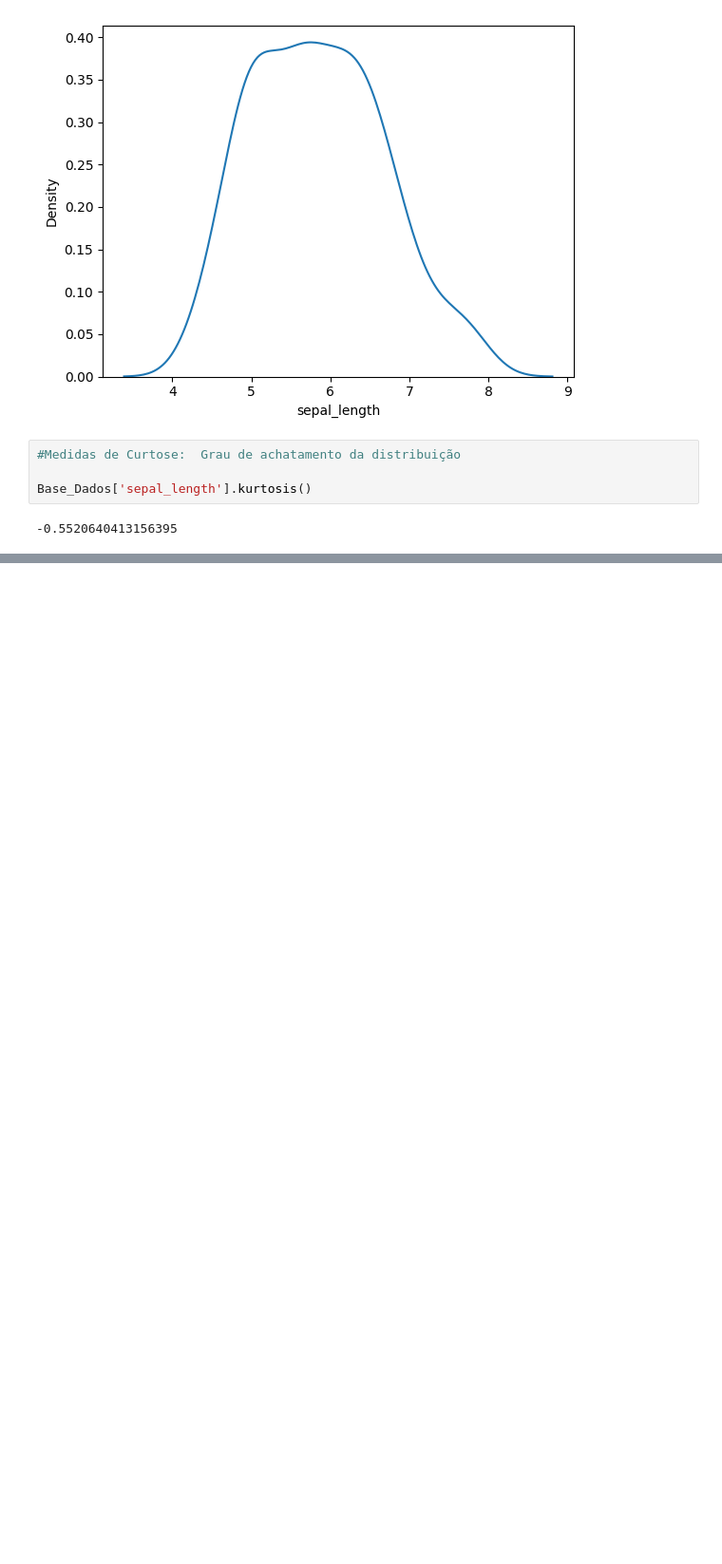
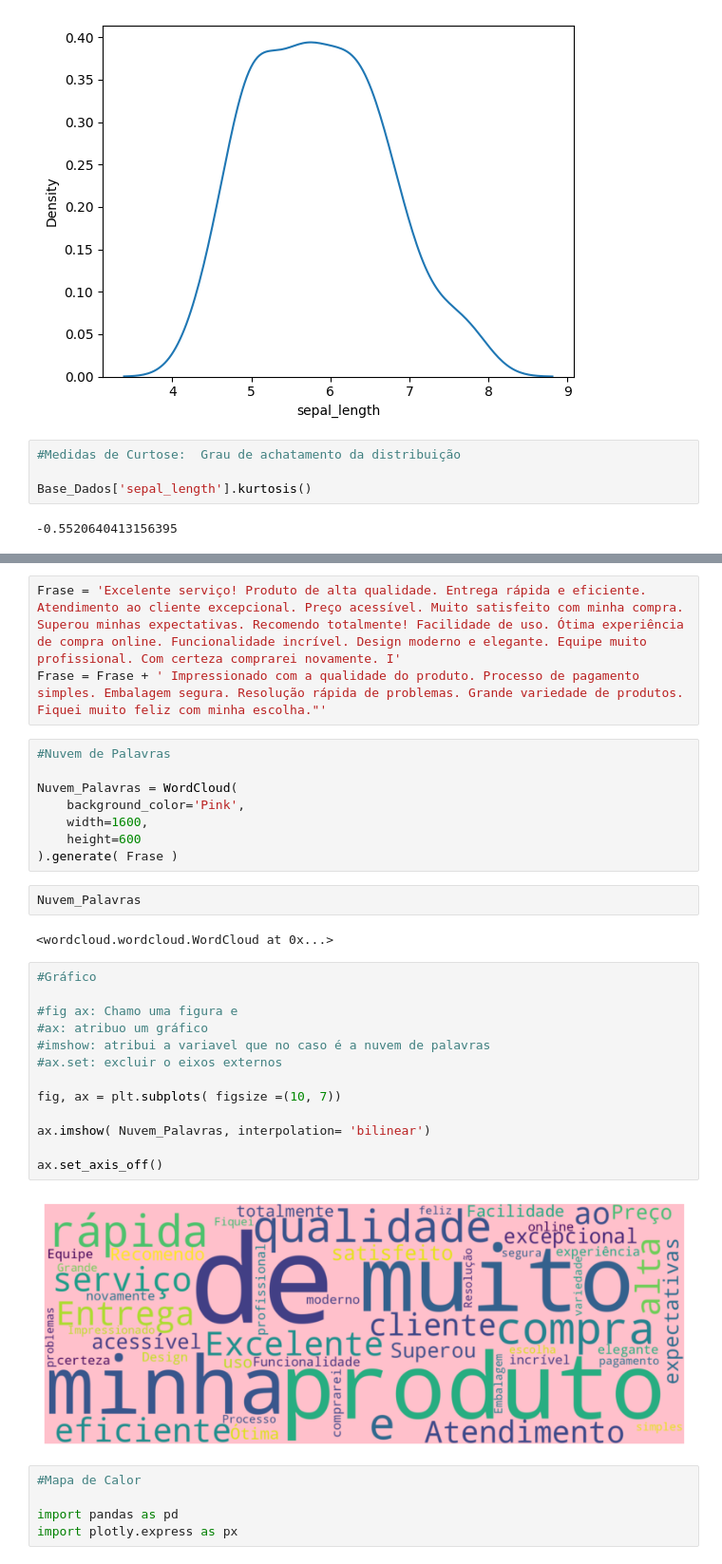
Before and after one commit to gsuelens/Programacao_Python, a Jupyter notebook: Estudos_Programação_Python.ipynb, the cells around one changed output, grey strips where cells are left out. Shown at 95% size. Saved outputs shown, nothing was run; the diff lists cells and outputs as text; blank space fills up the shorter version.

```diff
--- a/Estudos_Programação_Python.ipynb
+++ b/Estudos_Programação_Python.ipynb
@@ -667,0 +768,35 @@ Base_Dados['sepal_length'].kurtosis()
+# %%
+Frase = 'Excelente serviço! Produto de alta qualidade. Entrega rápida e eficiente. Atendimento ao cliente excepcional. Preço acessível. Muito satisfeito com minha compra. Superou minhas expectativas. Recomendo totalmente! Facilidade de uso. Ótima experiência de compra online. Funcionalidade incrível. Design moderno e elegante. Equipe muito profissional. Com certeza comprarei novamente. I'
+Frase = Frase + ' Impressionado com a qualidade do produto. Processo de pagamento simples. Embalagem segura. Resolução rápida de problemas. Grande variedade de produtos. Fiquei muito feliz com minha escolha."'
+# %%
+#Nuvem de Palavras
+
+Nuvem_Palavras = WordCloud(
+    background_color='Pink',
+    width=1600,
+    height=600
+).generate( Frase )
+# %%
+Nuvem_Palavras
+# %% [output]
+<wordcloud.wordcloud.WordCloud at 0x...>
+# %%
+#Gráfico
+
+#fig ax: Chamo uma figura e
+#ax: atribuo um gráfico
+#imshow: atribui a variavel que no caso é a nuvem de palavras
+#ax.set: excluir o eixos externos
+
+fig, ax = plt.subplots( figsize =(10, 7))
+
+ax.imshow( Nuvem_Palavras, interpolation= 'bilinear')
+
+ax.set_axis_off()
+# %% [output]
+[figure, added]
+# %%
+#Mapa de Calor
+
+import pandas as pd
+import plotly.express as px
```
Also changed, not shown: parts of 16 cells of this notebook.
